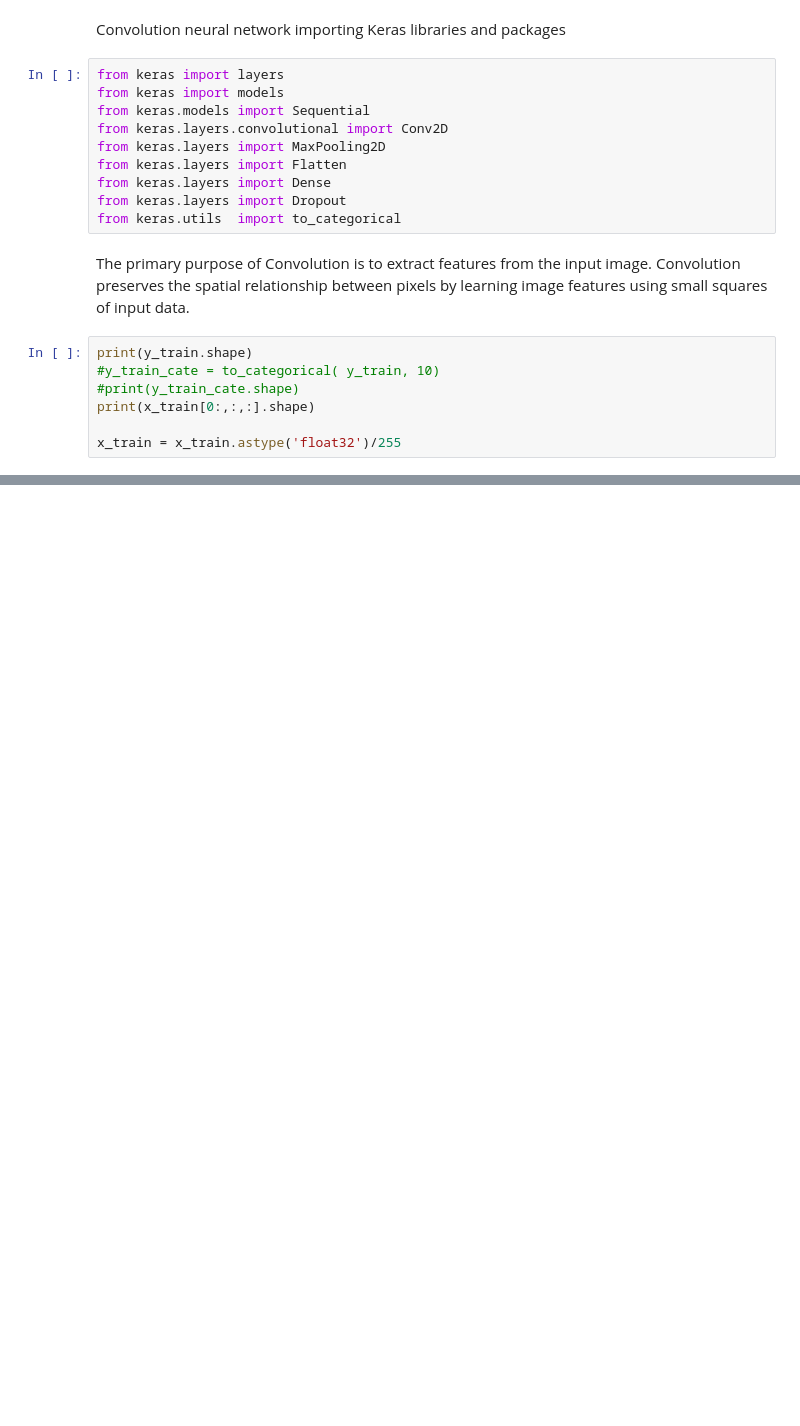
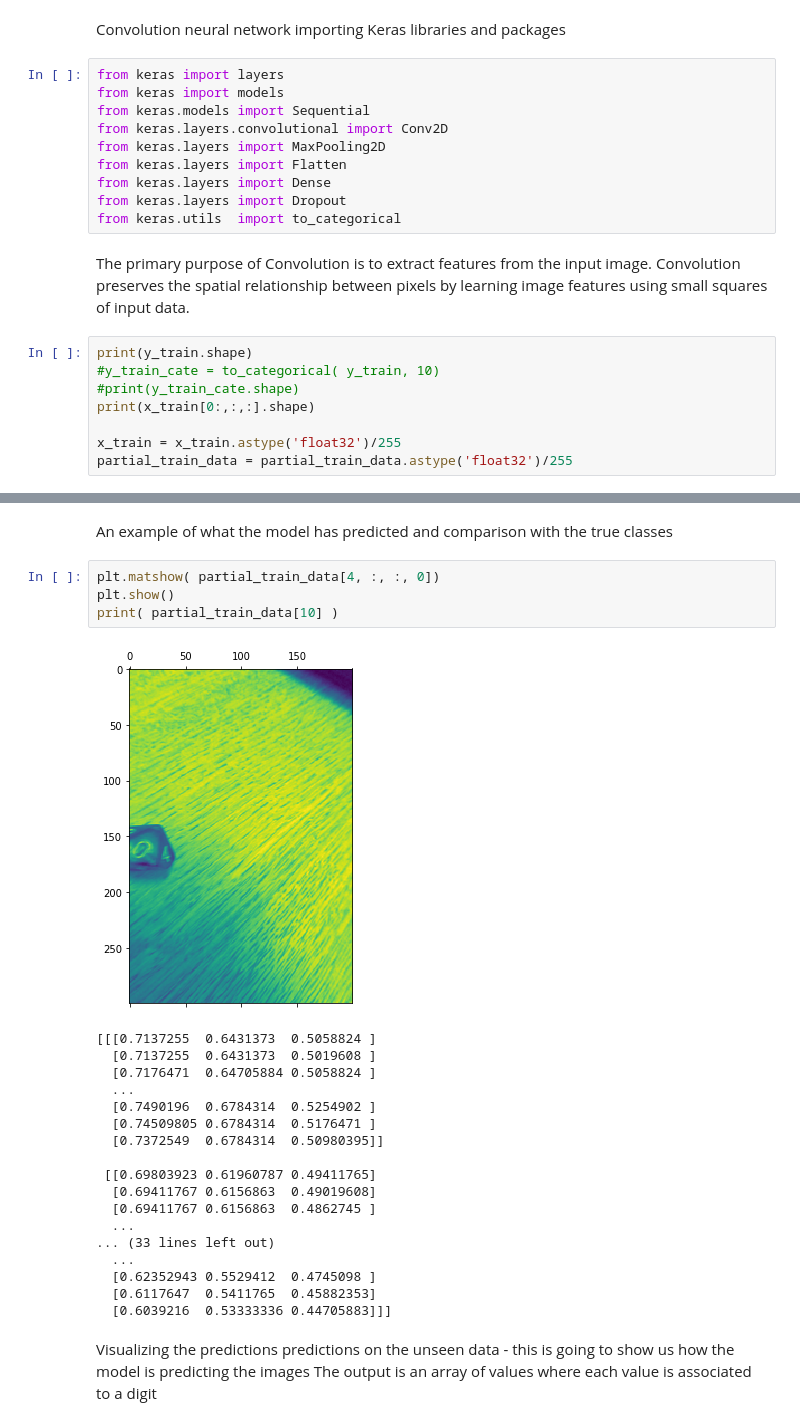
Before and after one commit to ColeAlves/DiceDetector, a Jupyter notebook: DiceDector.ipynb, the cells around one changed output, grey strips where cells are left out. Cells and saved outputs as stored; diff of their text form; blank space fills up the shorter version.

```diff
--- a/DiceDector.ipynb
+++ b/DiceDector.ipynb
@@ -250,4 +270,5 @@ print(y_train.shape)
 print(x_train[0:,:,:].shape)
 
 x_train = x_train.astype('float32')/255
+partial_train_data = partial_train_data.astype('float32')/255
 # %% [output]
@@ -338,0 +358,28 @@ KeyboardInterrupt: ignored
+# %% [markdown]
+An example of what the model has predicted and comparison with the true classes
+# %%
+plt.matshow( partial_train_data[4, :, :, 0])
+plt.show()
+print( partial_train_data[10] )
+# %% [output]
+[figure, added]
+[[[0.7137255  0.6431373  0.5058824 ]
+  [0.7137255  0.6431373  0.5019608 ]
+  [0.7176471  0.64705884 0.5058824 ]
+  ...
+  [0.7490196  0.6784314  0.5254902 ]
+  [0.74509805 0.6784314  0.5176471 ]
+  [0.7372549  0.6784314  0.50980395]]
+
+ [[0.69803923 0.61960787 0.49411765]
+  [0.69411767 0.6156863  0.49019608]
+  [0.69411767 0.6156863  0.4862745 ]
+  ...
+... (33 lines left out)
+  ...
+  [0.62352943 0.5529412  0.4745098 ]
+  [0.6117647  0.5411765  0.45882353]
+  [0.6039216  0.53333336 0.44705883]]]
+# %% [markdown]
+Visualizing the predictions predictions on the unseen data - this is going to show us how the model is predicting the images
+The output is an array of values where each value is associated to a digit
```
Also changed, not shown: parts of 16 cells of this notebook.
